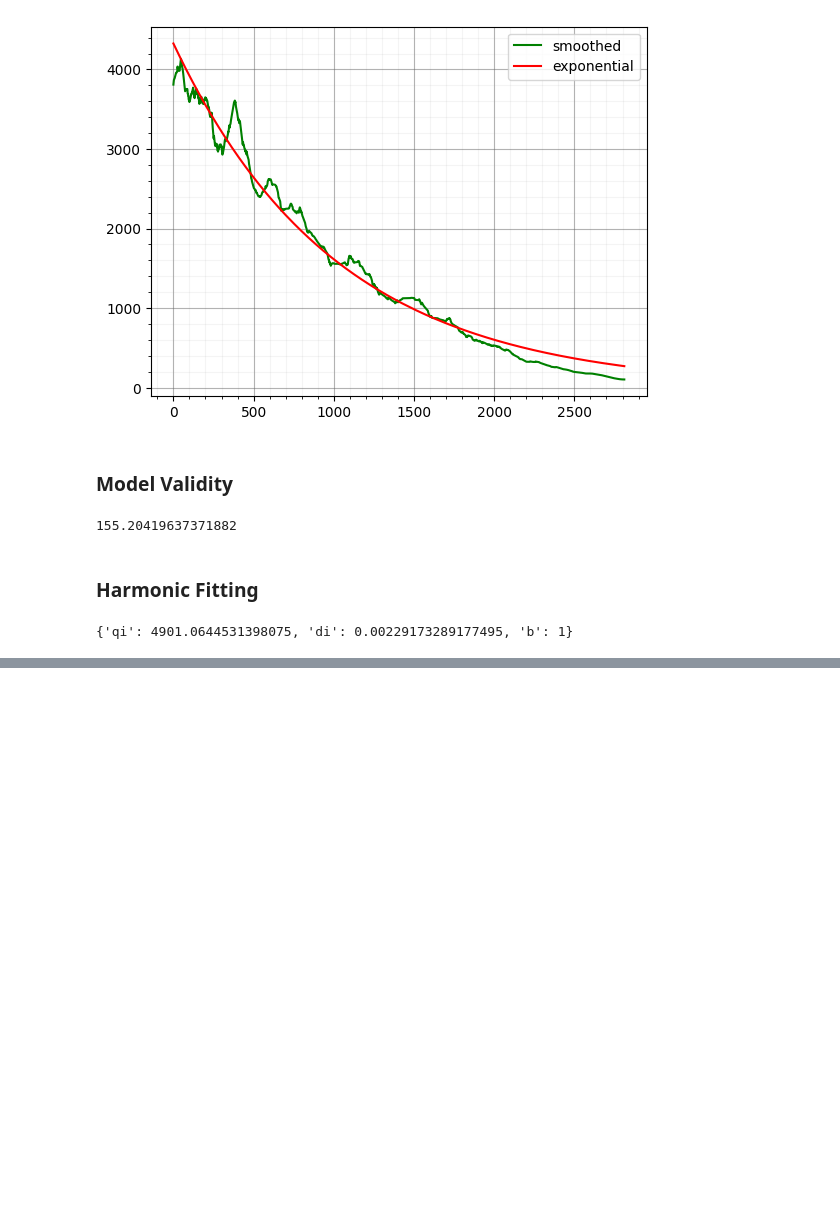
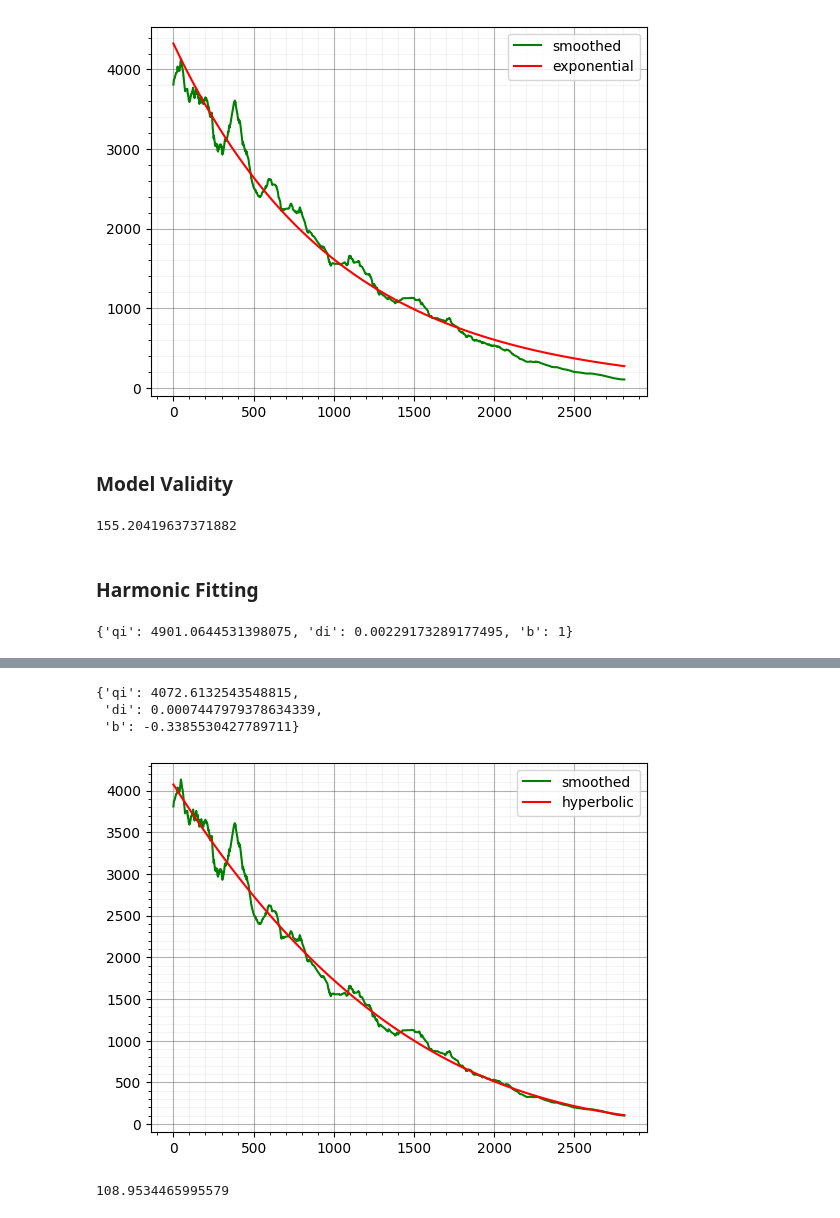
Before and after one commit to harycp/dca-learn-volve, a Jupyter notebook: dca-func-approach.ipynb, the cells around one changed output, grey strips where cells are left out. Saved outputs shown, nothing was run; the diff lists cells and outputs as text; code cells hidden in the pictures; blank space fills up the shorter version.

```diff
--- a/dca-func-approach.ipynb
+++ b/dca-func-approach.ipynb
@@ -226,0 +229,40 @@ RMSE
+# %%
+def hyperbolic_fitting(T, Q):
+    T_normalized = T / max(T)
+    Q_normalized = Q / max(Q)
+
+    params , _ = curve_fit(hyperbolic, T_normalized, Q_normalized)
+    qi , di, b = params
+
+    qi = qi * max(Q)
+    di = di / max(T)
+
+    return {"qi" : qi, "di" : di, "b" : b}
+# %%
+params_hy = hyperbolic_fitting(T, Q)
+params_hy
+# %% [output]
+{'qi': 4072.6132543548815,
+ 'di': 0.0007447979378634339,
+ 'b': -0.3385530427789711}
+# %%
+Q_hy  = hyperbolic(T, params_hy["qi"], params_hy["di"], params_hy["b"])
+# %%
+plt.plot(T, Q, label="smoothed", color="green")
+plt.plot(T, Q_hy, label="hyperbolic", color="red")
+
+plt.legend()
+
+plt.grid(which="major", color="#666666", linestyle="-", alpha=.5)
+plt.grid(which="minor", color="#999999", linestyle="-", alpha=.1)
+
+plt.minorticks_on()
+
+plt.show()
+# %% [output]
+[figure, added]
+# %%
+RMSE_hy = error_function(Q, Q_hy)
+RMSE_hy
+# %% [output]
+108.9534465995579
```
Also changed, not shown: parts of 4 cells of this notebook.
